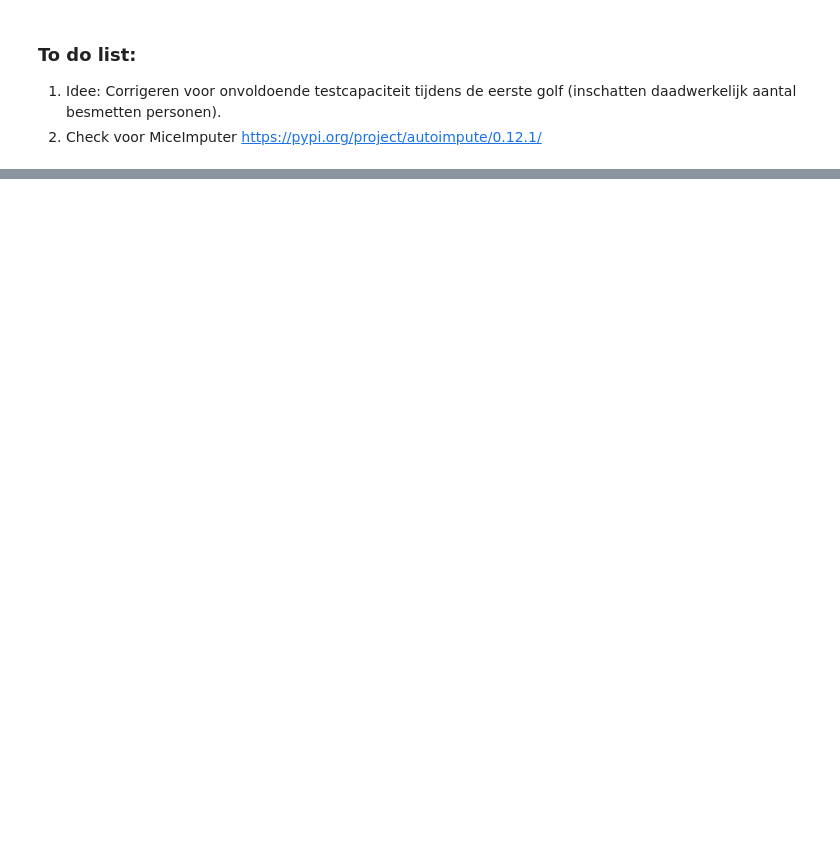
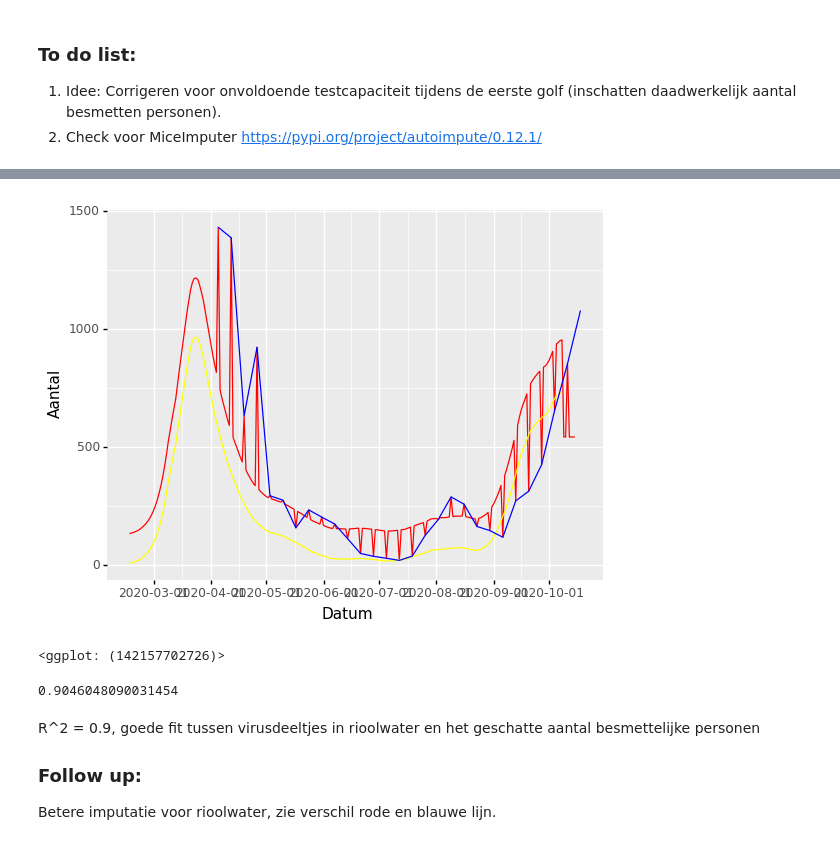
Before and after one commit to ystouthart/covid-19-nl-dashboard, a Jupyter notebook: src/Dashboard.ipynb, the cells around one changed output, grey strips where cells are left out. Cells and saved outputs as stored; diff of their text form; code cells hidden in the pictures; blank space fills up the shorter version.

```diff
--- a/src/Dashboard.ipynb
+++ b/src/Dashboard.ipynb
@@ -171,0 +143,3 @@ tests
+# %%
+suspected = pd.read_csv("https://raw.githubusercontent.com/J535D165/CoronaWatchNL/master/data-dashboard/data-contagious/RIVM_NL_contagious_estimate_normalized.csv", parse_dates=["Datum"])
+suspected = suspected[suspected["Type"] == "Geschat aantal besmettelijke mensen"]
@@ -171,0 +155,5 @@ tests
+# %%
+suspected_sewage = pd.merge(suspected, sewage[["Datum", "Aantal"]], on = "Datum", how = "left")
+suspected_sewage.drop(columns="Type", inplace=True)
+
+suspected_sewage.head()
@@ -171,0 +167,27 @@ tests
+# %%
+cs_imputed = SingleImputer(strategy="least squares").fit_transform(suspected_sewage.iloc[:,1:])
+# %%
+cs_imputed["Datum"] = suspected_sewage["Datum"]
+# %%
+(
+    ggplot(aes(x = "Datum", y = "Aantal"))
+    + geom_line(data = cs_imputed, color = "red")
+    + geom_line(aes(y = "Waarde"), data = suspected, color = "yellow")
+    + geom_line(aes(y = "Aantal"), data = sewage, color = "blue")
+)
+# %% [output]
+[figure, added]
+<ggplot: (142157702726)>
+# %%
+X = cs_imputed["Aantal"].values.reshape(-1, 1)
+y = cs_imputed["Waarde"].values.reshape(-1, 1)
+
+reg3 = LinearRegression().fit(X, y)
+
+reg3.score(X, y)
+# %% [output]
+0.9046048090031454
+# %% [markdown]
+R^2 = 0.9, goede fit tussen virusdeeltjes in rioolwater en het geschatte aantal besmettelijke personen
+### Follow up:
+Betere imputatie voor rioolwater, zie verschil rode en blauwe lijn.
```
Also changed, not shown: parts of 11 cells of this notebook.
